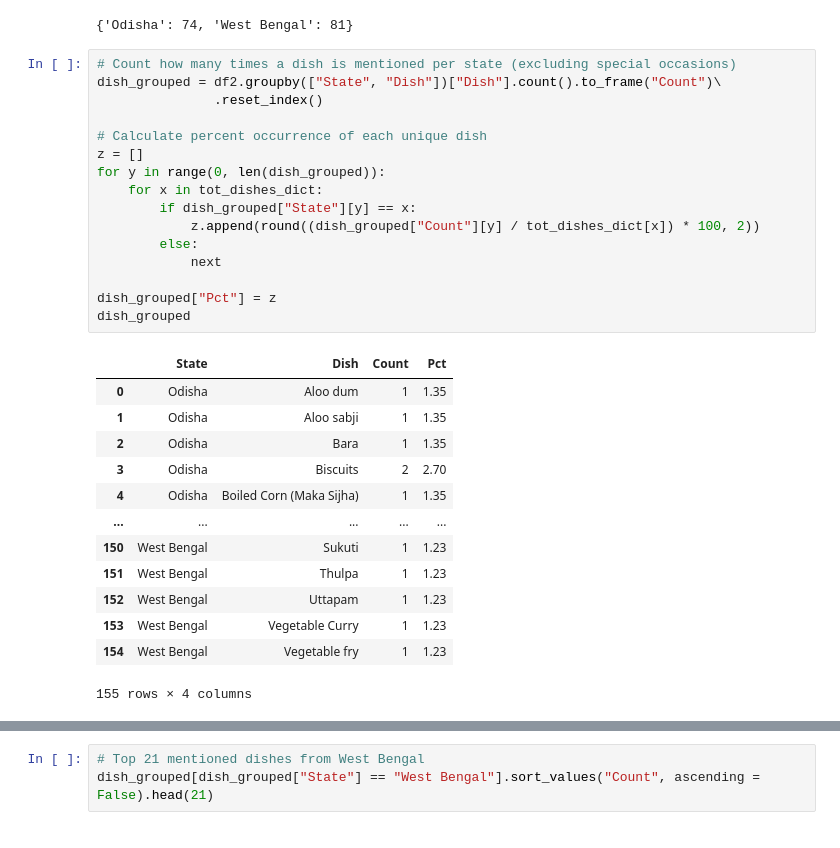
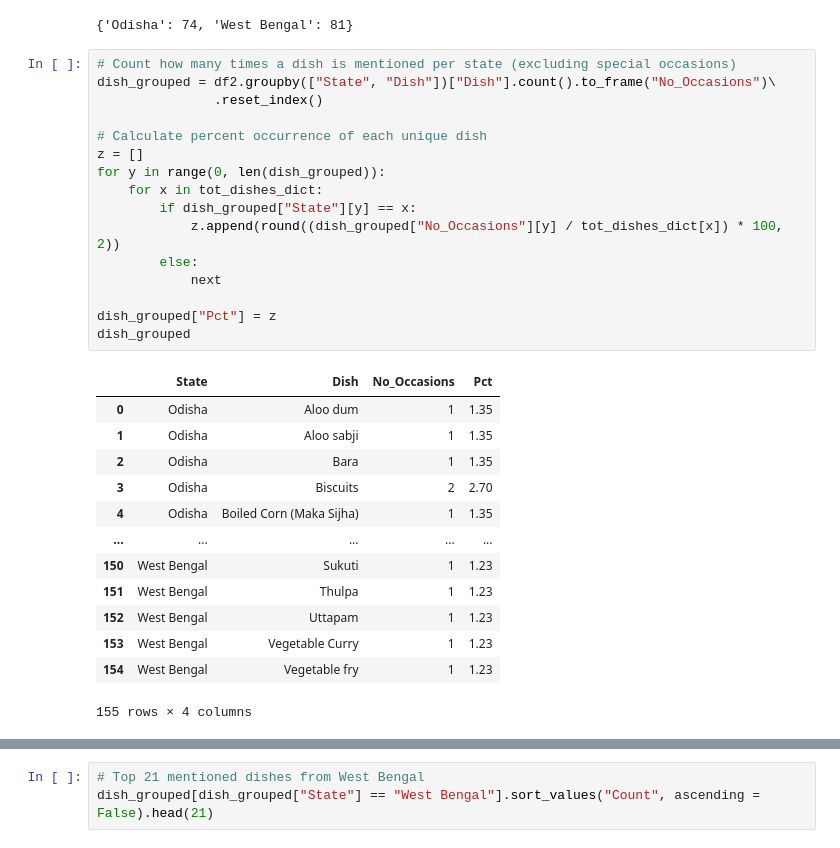
Before and after one commit to rochiecuevas/FoodChoice, a Jupyter notebook: Expert_Elicitation.ipynb, the cells around one changed output, grey strips where cells are left out. Drawn from its saved outputs; the diff is of its cells as text.

Commit message:
started finding overlaps between occasions

```diff
--- a/Expert_Elicitation.ipynb
+++ b/Expert_Elicitation.ipynb
@@ -265,22 +265,22 @@ tot_dishes_dict
 {'Odisha': 74, 'West Bengal': 81}
 # %%
 # Count how many times a dish is mentioned per state (excluding special occasions)
-dish_grouped = df2.groupby(["State", "Dish"])["Dish"].count().to_frame("Count")\
+dish_grouped = df2.groupby(["State", "Dish"])["Dish"].count().to_frame("No_Occasions")\
                .reset_index()
 
 # Calculate percent occurrence of each unique dish
 z = []
 for y in range(0, len(dish_grouped)):
     for x in tot_dishes_dict:
         if dish_grouped["State"][y] == x:
-            z.append(round((dish_grouped["Count"][y] / tot_dishes_dict[x]) * 100, 2))
+            z.append(round((dish_grouped["No_Occasions"][y] / tot_dishes_dict[x]) * 100, 2))
         else:
             next
 
 dish_grouped["Pct"] = z
 dish_grouped
 # %% [output]
-|  | State | Dish | Count | Pct |
+|  | State | Dish | No_Occasions | Pct |
 | 0 | Odisha | Aloo dum | 1 | 1.35 |
 | 1 | Odisha | Aloo sabji | 1 | 1.35 |
 | 2 | Odisha | Bara | 1 | 1.35 |
```
Also changed, not shown: parts of 5 cells of this notebook.
